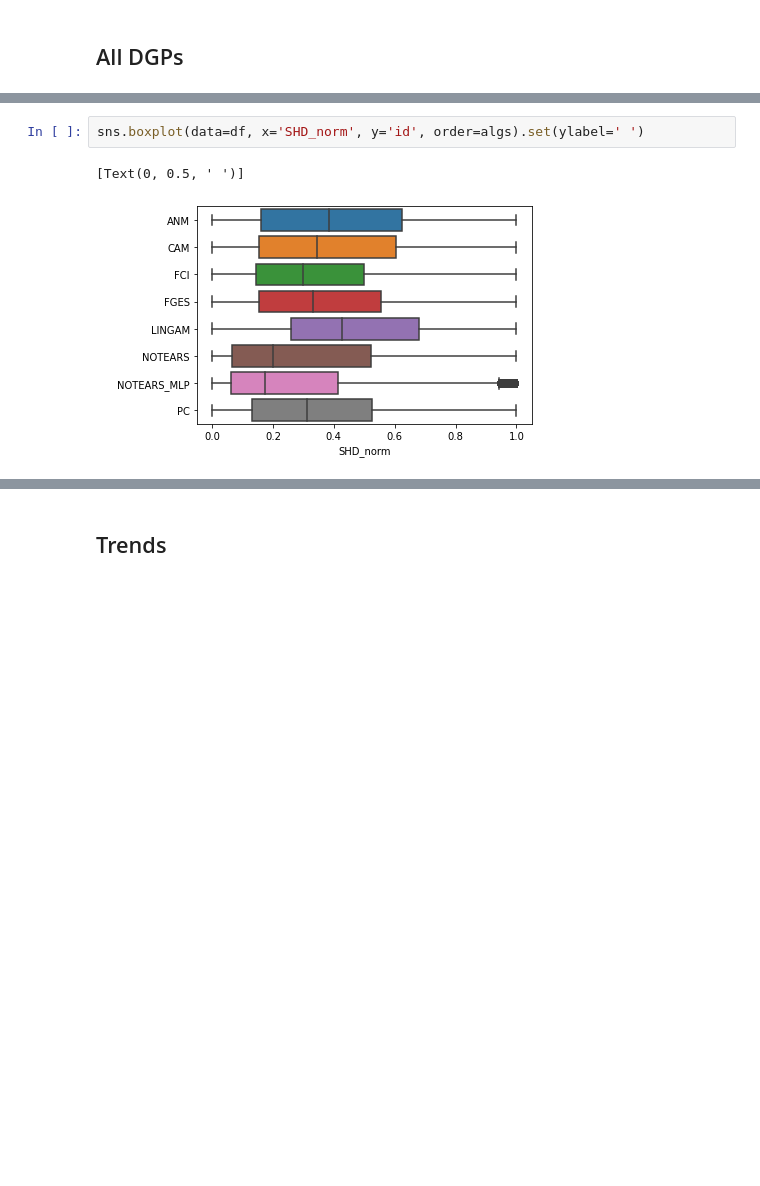
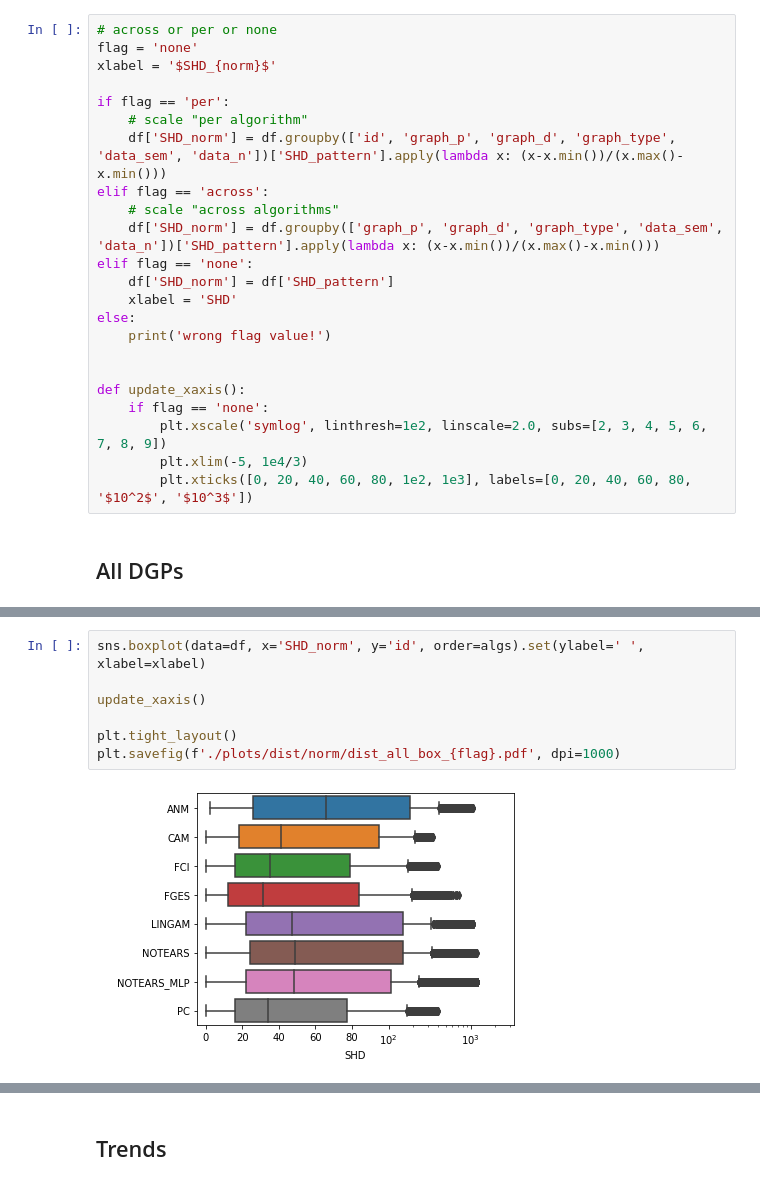
Before and after one commit to misoc-mml/hyperparams-causal-discovery, a Jupyter notebook: hyperparams/hyperparams_dist_norm.ipynb, the cells around one changed output, grey strips where cells are left out. Cells and saved outputs as stored; diff of their text form; blank space fills up the shorter version.

```diff
--- a/hyperparams/hyperparams_dist_norm.ipynb
+++ b/hyperparams/hyperparams_dist_norm.ipynb
@@ -12,3 +10,26 @@ df['SHD_norm'] = df.groupby(['id', 'graph_p', 'graph_d', 'graph_type', 'data_sem
+# %%
+# across or per or none
+flag = 'none'
+xlabel = '$SHD_{norm}$'
+
+if flag == 'per':
+    # scale "per algorithm"
+    df['SHD_norm'] = df.groupby(['id', 'graph_p', 'graph_d', 'graph_type', 'data_sem', 'data_n'])['SHD_pattern'].apply(lambda x: (x-x.min())/(x.max()-x.min()))
+elif flag == 'across':
+    # scale "across algorithms"
+    df['SHD_norm'] = df.groupby(['graph_p', 'graph_d', 'graph_type', 'data_sem', 'data_n'])['SHD_pattern'].apply(lambda x: (x-x.min())/(x.max()-x.min()))
+elif flag == 'none':
+    df['SHD_norm'] = df['SHD_pattern']
+    xlabel = 'SHD'
+else:
+    print('wrong flag value!')
+
+
+def update_xaxis():
+    if flag == 'none':
+        plt.xscale('symlog', linthresh=1e2, linscale=2.0, subs=[2, 3, 4, 5, 6, 7, 8, 9])
+        plt.xlim(-5, 1e4/3)
+        plt.xticks([0, 20, 40, 60, 80, 1e2, 1e3], labels=[0, 20, 40, 60, 80, '$10^2$', '$10^3$'])
 # %% [markdown]
 ## All DGPs
 # %%
@@ -31,5 +52,9 @@ plt.savefig('./plots/dist/norm/all.pdf', dpi=1000)
 # %%
-sns.boxplot(data=df, x='SHD_norm', y='id', order=algs).set(ylabel=' ')
+sns.boxplot(data=df, x='SHD_norm', y='id', order=algs).set(ylabel=' ', xlabel=xlabel)
+
+update_xaxis()
+
+plt.tight_layout()
+plt.savefig(f'./plots/dist/norm/dist_all_box_{flag}.pdf', dpi=1000)
 # %% [output]
-[Text(0, 0.5, ' ')]
-[figure, old version]
+[figure, new version]
```
Also changed, not shown: parts of 12 cells of this notebook, 46 other files.
